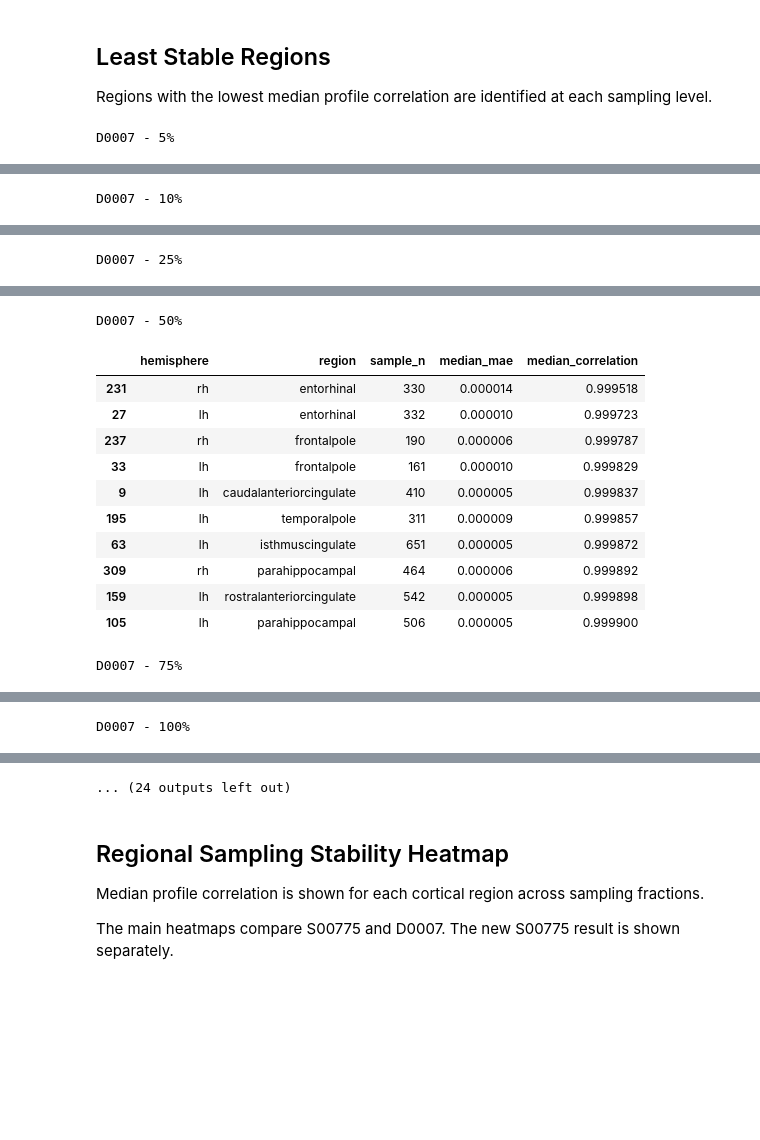
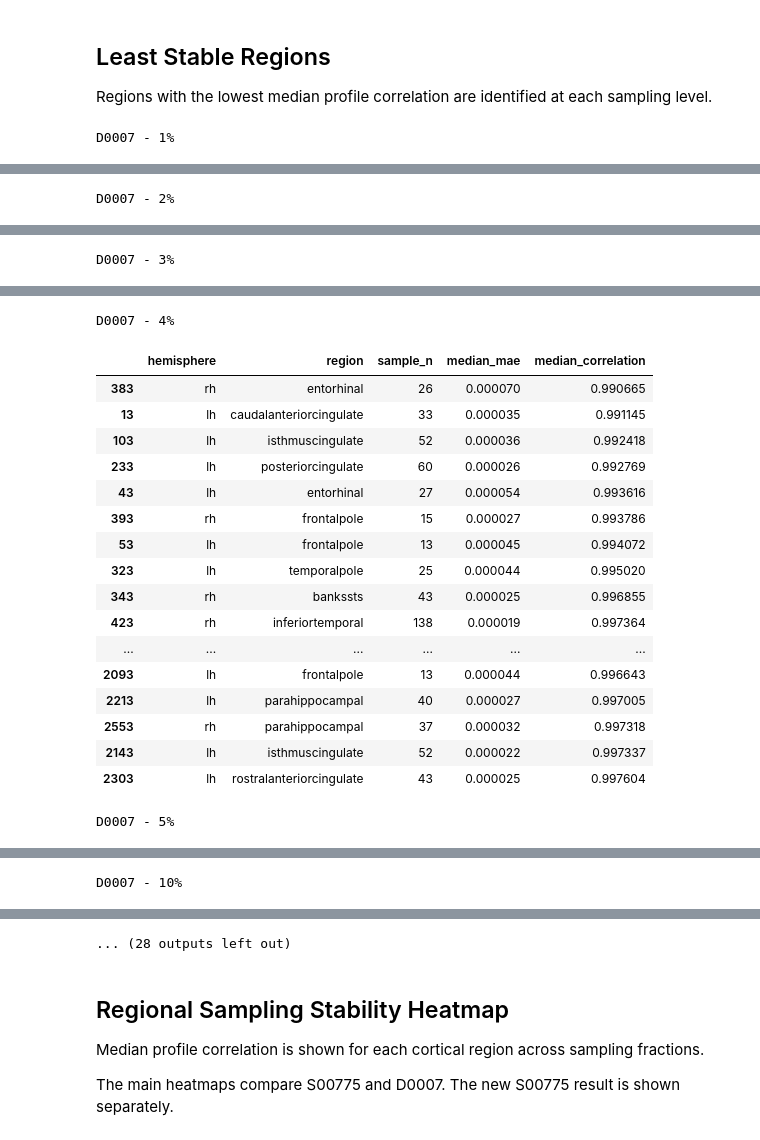
Before and after one commit to chloe-xintong/cortical-column-normative-modeling, a Jupyter notebook: validation/different_sampling.ipynb, the cells around one changed output, grey strips where cells are left out. Drawn from its saved outputs; the diff is of its cells as text; code cells hidden in the pictures; blank space fills up the shorter version.

```diff
--- a/validation/different_sampling.ipynb
+++ b/validation/different_sampling.ipynb
@@ -313,26 +478,49 @@ region_summary_df = (
     .groupby(
         [
             "subject",
+            "contrast",
             "hemisphere",
             "region",
             "sampling_fraction",
         ]
     )
     .agg(
-        sample_n=("sample_n", "first"),
-        median_mae=("mae", "median"),
-        median_rmse=("rmse", "median"),
-        median_correlation=("correlation", "median"),
+        sample_n=(
+            "sample_n",
+            "first",
+        ),
+        median_mae=(
+            "mae",
+            "median",
+        ),
+        median_relative_mae=(
+            "relative_mae",
+            "median",
+        ),
+        median_rmse=(
+            "rmse",
+            "median",
+        ),
+        median_correlation=(
+            "correlation",
+            "median",
+        ),
+        p10_correlation=(
+            "correlation",
+            lambda x: x.quantile(
+                0.10
+            ),
+        ),
     )
     .reset_index()
 )
-
 
 least_stable_regions_df = (
     region_summary_df
     .sort_values(
         [
             "subject",
+            "contrast",
             "sampling_fraction",
             "median_correlation",
         ]
@@ -340,6 +528,7 @@ least_stable_regions_df = (
     .groupby(
         [
             "subject",
+            "contrast",
             "sampling_fraction",
         ]
     )
@@ -374,5 +563,5 @@ for subject in least_stable_regions_df["subject"].unique():
             ]
         )
 # %% [output]
-D0007 - 5%
+D0007 - 1%
 |  | hemisphere | region | sample_n | median_mae | median_correlation |
@@ -389,2 +584,2 @@ D0007 - 5%
-D0007 - 10%
+D0007 - 2%
 |  | hemisphere | region | sample_n | median_mae | median_correlation |
@@ -401,2 +602,2 @@ D0007 - 10%
-D0007 - 25%
+D0007 - 3%
 |  | hemisphere | region | sample_n | median_mae | median_correlation |
@@ -413,14 +620,20 @@ D0007 - 25%
-D0007 - 50%
+D0007 - 4%
 |  | hemisphere | region | sample_n | median_mae | median_correlation |
-| 231 | rh | entorhinal | 330 | 0.000014 | 0.999518 |
-| 27 | lh | entorhinal | 332 | 0.000010 | 0.999723 |
-| 237 | rh | frontalpole | 190 | 0.000006 | 0.999787 |
-| 33 | lh | frontalpole | 161 | 0.000010 | 0.999829 |
-| 9 | lh | caudalanteriorcingulate | 410 | 0.000005 | 0.999837 |
-| 195 | lh | temporalpole | 311 | 0.000009 | 0.999857 |
-| 63 | lh | isthmuscingulate | 651 | 0.000005 | 0.999872 |
-| 309 | rh | parahippocampal | 464 | 0.000006 | 0.999892 |
-| 159 | lh | rostralanteriorcingulate | 542 | 0.000005 | 0.999898 |
-| 105 | lh | parahippocampal | 506 | 0.000005 | 0.999900 |
+| 383 | rh | entorhinal | 26 | 0.000070 | 0.990665 |
+| 13 | lh | caudalanteriorcingulate | 33 | 0.000035 | 0.991145 |
+| 103 | lh | isthmuscingulate | 52 | 0.000036 | 0.992418 |
+| 233 | lh | posteriorcingulate | 60 | 0.000026 | 0.992769 |
+| 43 | lh | entorhinal | 27 | 0.000054 | 0.993616 |
+| 393 | rh | frontalpole | 15 | 0.000027 | 0.993786 |
+| 53 | lh | frontalpole | 13 | 0.000045 | 0.994072 |
+| 323 | lh | temporalpole | 25 | 0.000044 | 0.995020 |
+| 343 | rh | bankssts | 43 | 0.000025 | 0.996855 |
+| 423 | rh | inferiortemporal | 138 | 0.000019 | 0.997364 |
+| ... | ... | ... | ... | ... | ... |
+| 2093 | lh | frontalpole | 13 | 0.000044 | 0.996643 |
+| 2213 | lh | parahippocampal | 40 | 0.000027 | 0.997005 |
+| 2553 | rh | parahippocampal | 37 | 0.000032 | 0.997318 |
+| 2143 | lh | isthmuscingulate | 52 | 0.000022 | 0.997337 |
+| 2303 | lh | rostralanteriorcingulate | 43 | 0.000025 | 0.997604 |
-D0007 - 75%
+D0007 - 5%
 |  | hemisphere | region | sample_n | median_mae | median_correlation |
@@ -437,2 +656,2 @@ D0007 - 75%
-D0007 - 100%
+D0007 - 10%
 |  | hemisphere | region | sample_n | median_mae | median_correlation |
@@ -449,4 +674,4 @@ D0007 - 100%
-... (24 outputs left out)
+... (28 outputs left out)
 # %% [markdown]
 ## Regional Sampling Stability Heatmap
 
```
Also changed, not shown: parts of 31 cells of this notebook, 12 other files.
